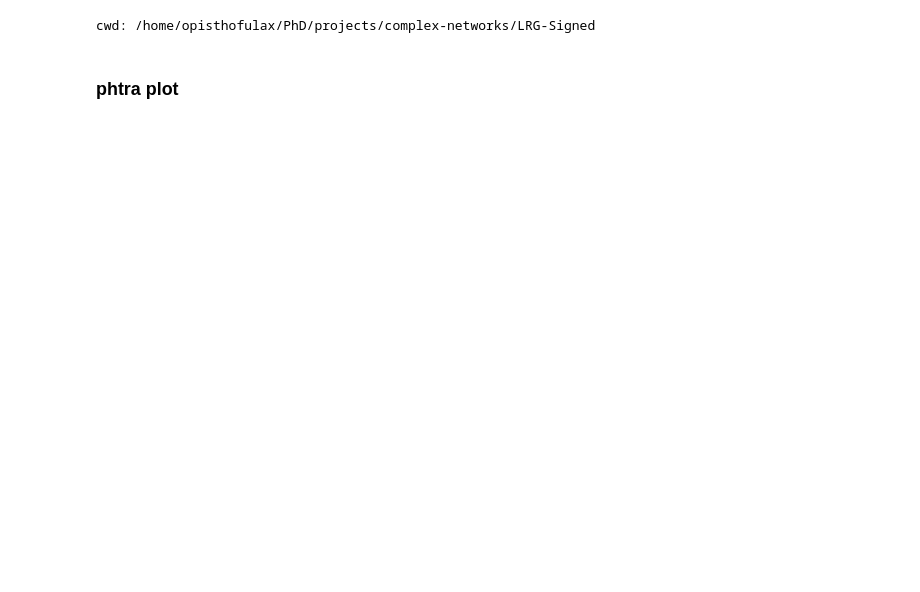
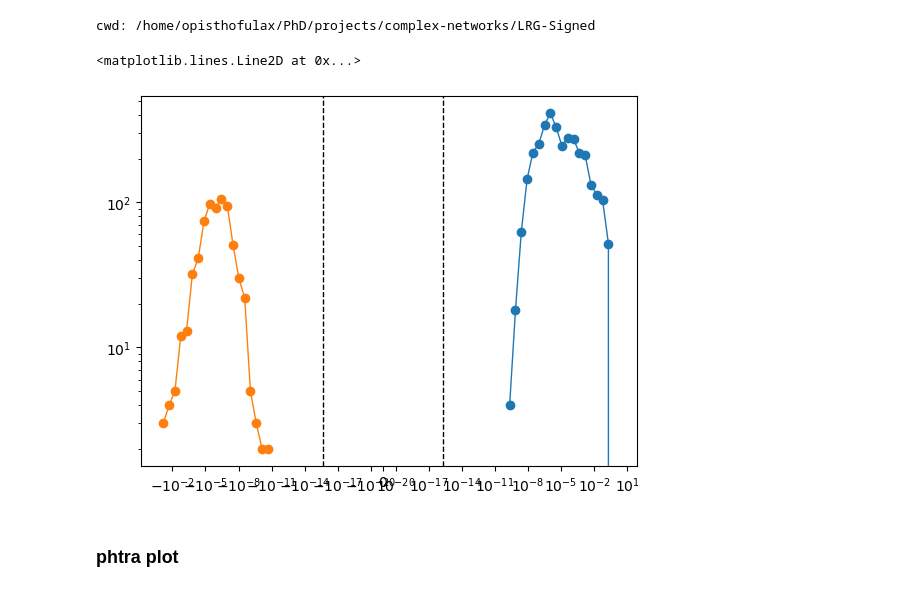
Before and after one commit to giulioiannelli/lrgsglib-public, a Jupyter notebook: ipynb/dev_tool_ResolutionLimit.ipynb, the cells around one changed output. Drawn from its saved outputs; the diff is of its cells as text; code cells hidden in the pictures; blank space fills up the shorter version.

```diff
--- a/ipynb/dev_tool_ResolutionLimit.ipynb
+++ b/ipynb/dev_tool_ResolutionLimit.ipynb
@@ -9,6 +9,21 @@ from LRGSG_package.LRGSG import gaussian_filter, Lattice2D, \
 move_to_rootf(True)
 # %% [output]
 cwd: /home/opisthofulax/PhD/projects/complex-networks/LRG-Signed
+# %%
+l = Lattice2D(64, pflip=0.103, geo='squared')
+l.flip_random_fract_edges()
+l.compute_k_eigvV(MODE_dynspec='scipy')
+#
+outp, outm = symlog_binning(flip_to_positive_majority(l.eigV[0].flatten()))
+plt.plot(outp[0], outp[1], marker='o', lw=1)
+plt.plot(outm[0], outm[1], marker='o', lw=1)
+plt.xscale('symlog', linthresh=1e-20)
+plt.yscale('log')
+plt.axvline(np.finfo(np.float64).eps, color='k', linestyle='--', lw=1)
+plt.axvline(-np.finfo(np.float64).eps, color='k', linestyle='--', lw=1)
+# %% [output]
+<matplotlib.lines.Line2D at 0x...>
+[figure, added]
 # %% [markdown]
 ### phtra plot
 # %%
```
Also changed, not shown: parts of 4 cells of this notebook.
